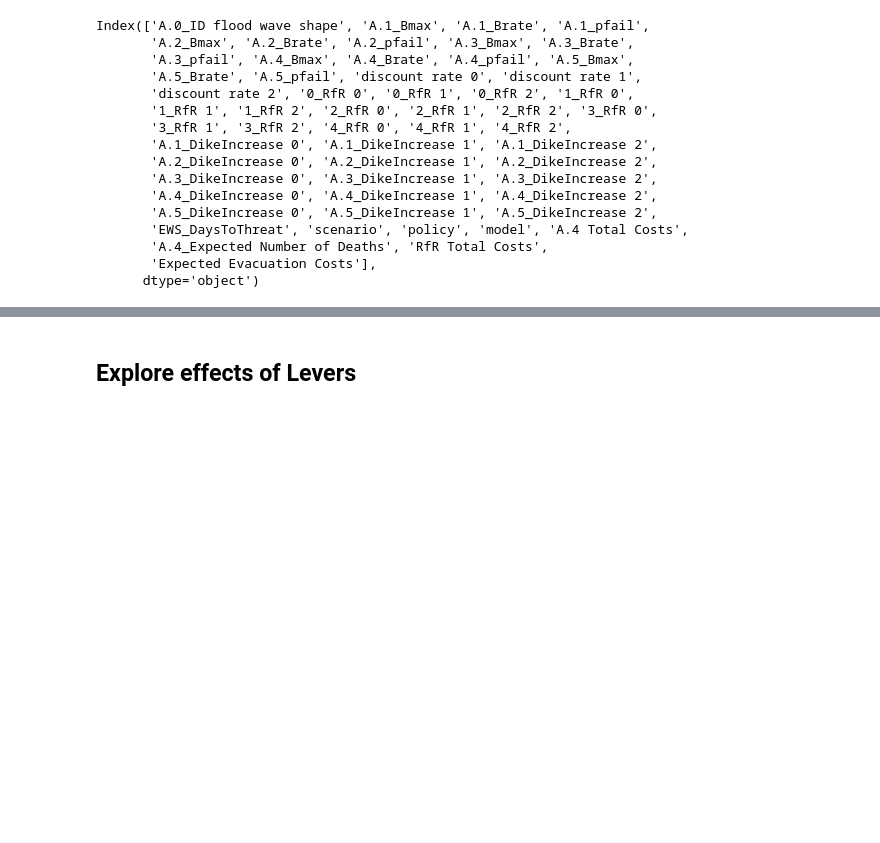
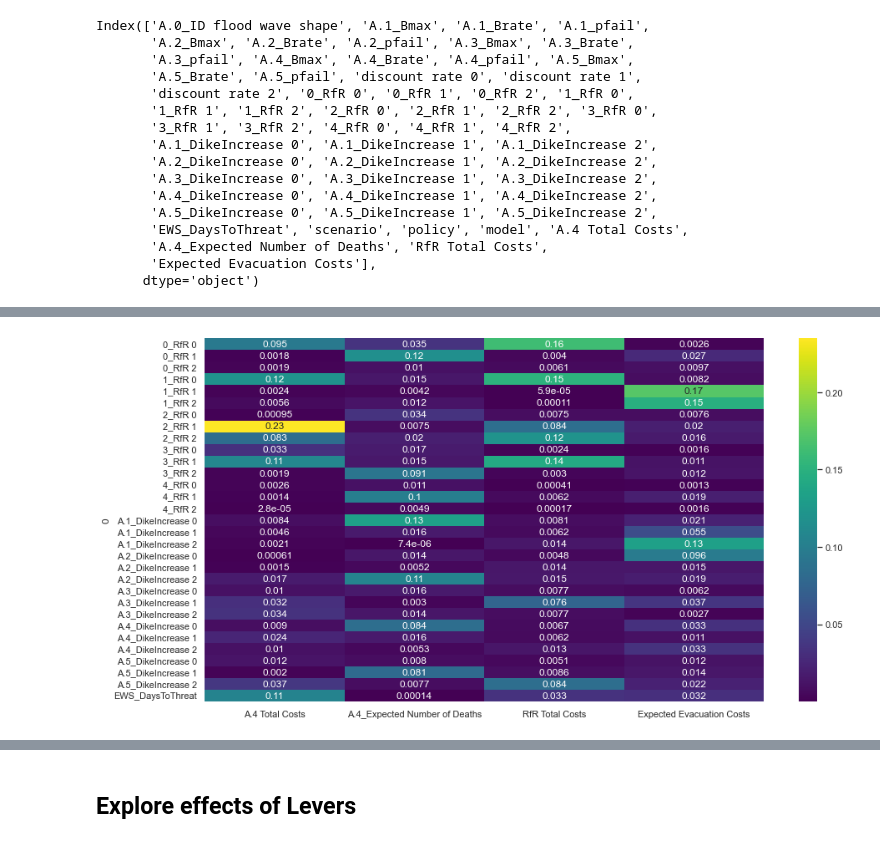
Before and after one commit to WillemijnTutu/EPA1361_group16, a Jupyter notebook: Settings_Exploration.ipynb, the cells around one changed output, grey strips where cells are left out. Drawn from its saved outputs; the diff is of its cells as text; code cells hidden in the pictures; blank space fills up the shorter version.

```diff
--- a/Settings_Exploration.ipynb
+++ b/Settings_Exploration.ipynb
@@ -151,17 +139,18 @@ plt.show()
 # %%
-x = experiments_improved[['0_RfR 0', '0_RfR 1', '0_RfR 2', '1_RfR 0',
+x = experiments_s100_p5[['0_RfR 0', '0_RfR 1', '0_RfR 2', '1_RfR 0',
        '1_RfR 1', '1_RfR 2', '2_RfR 0', '2_RfR 1', '2_RfR 2', '3_RfR 0',
        '3_RfR 1', '3_RfR 2', '4_RfR 0', '4_RfR 1', '4_RfR 2',
        'A.1_DikeIncrease 0', 'A.1_DikeIncrease 1', 'A.1_DikeIncrease 2',
        'A.2_DikeIncrease 0', 'A.2_DikeIncrease 1', 'A.2_DikeIncrease 2',
        'A.3_DikeIncrease 0', 'A.3_DikeIncrease 1', 'A.3_DikeIncrease 2',
        'A.4_DikeIncrease 0', 'A.4_DikeIncrease 1', 'A.4_DikeIncrease 2',
        'A.5_DikeIncrease 0', 'A.5_DikeIncrease 1', 'A.5_DikeIncrease 2',
        'EWS_DaysToThreat']].copy()
-y = outcomes_improved.copy()
 
-fs = feature_scoring.get_feature_scores_all(x, y)
+fs = feature_scoring.get_feature_scores_all(x, outcomes_s100_p5)
 
 sns.set(rc = {'figure.figsize':(15,8)})
 sns.heatmap(fs, cmap="viridis", annot=True)
 plt.show()
+# %% [output]
+[figure, added]
```
Also changed, not shown: parts of 34 cells of this notebook, 1 other file.
